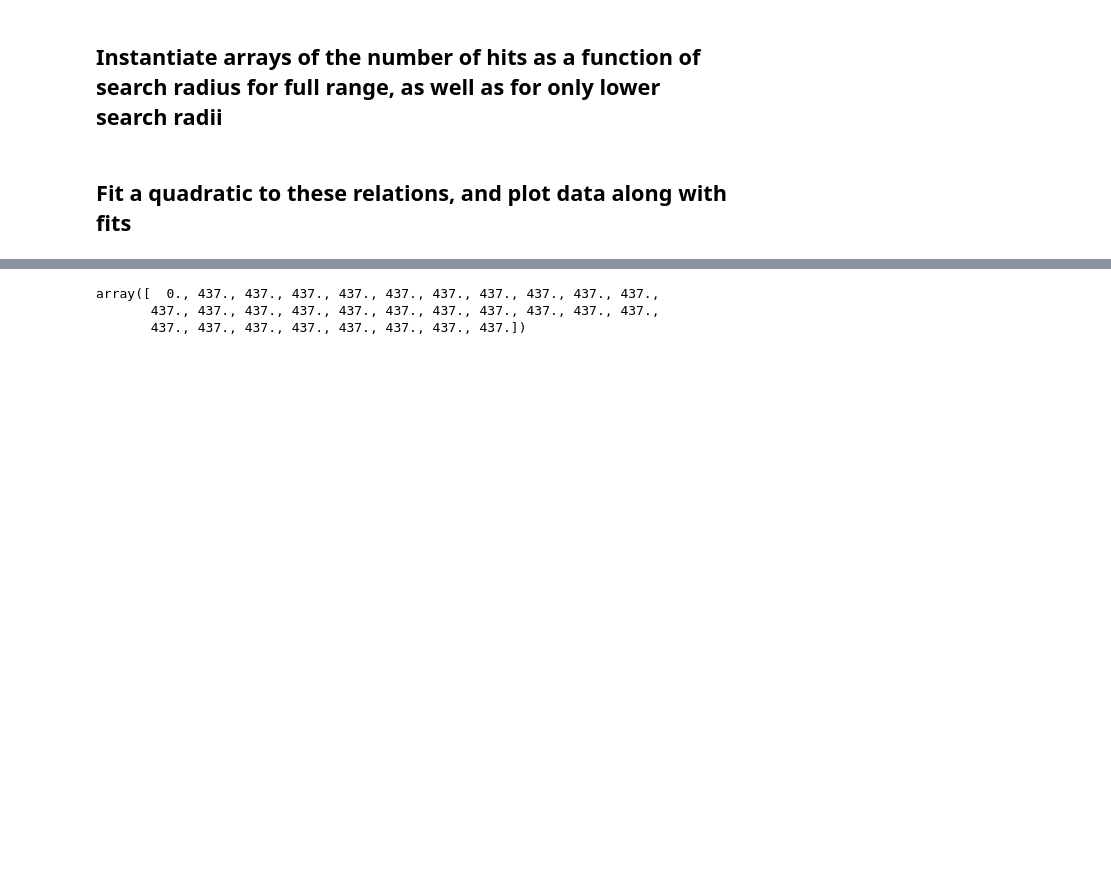
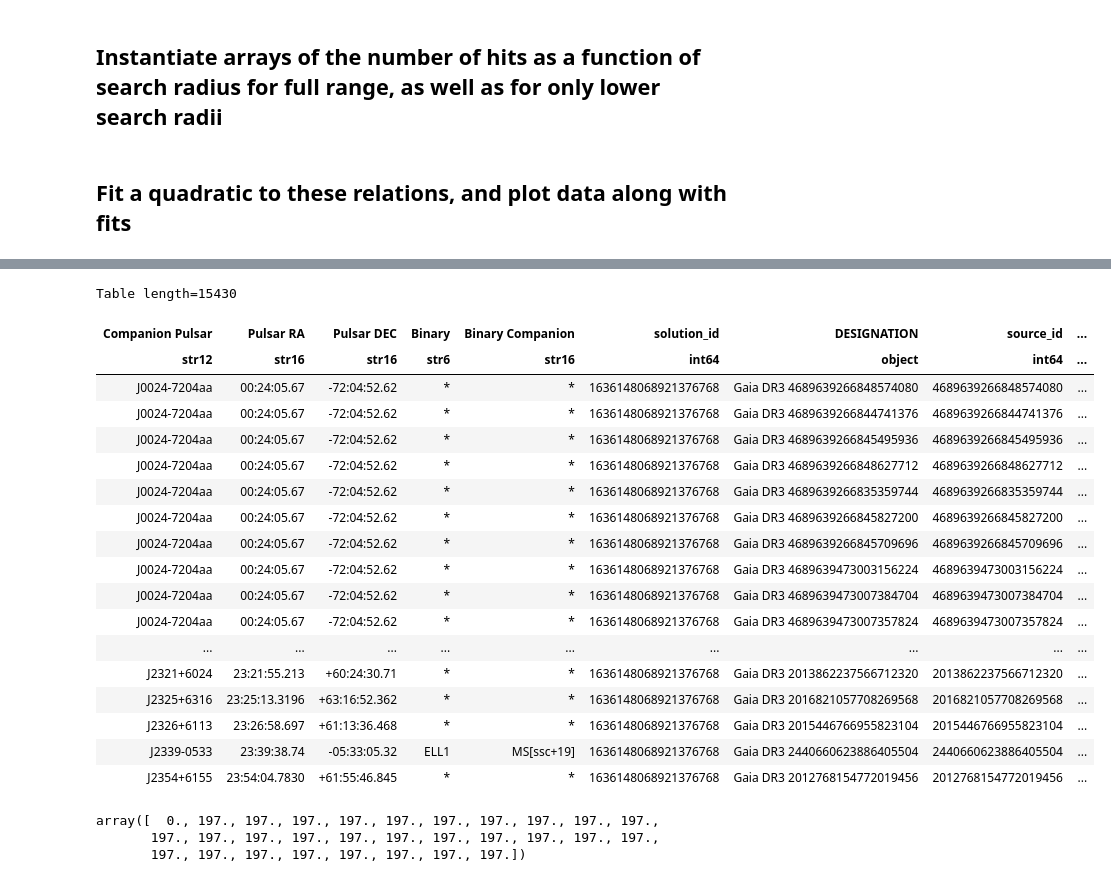
Before and after one commit to AnnikaDeutsch/Binary-Pulsar-Distances, a Jupyter notebook: Binary_Pulsar_Distances/translated_positions_check.ipynb, the cells around one changed output, grey strips where cells are left out. Saved outputs shown, nothing was run; the diff lists cells and outputs as text; code cells hidden in the pictures; blank space fills up the shorter version.

```diff
--- a/Binary_Pulsar_Distances/translated_positions_check.ipynb
+++ b/Binary_Pulsar_Distances/translated_positions_check.ipynb
@@ -443,3 +448,25 @@ fig.tight_layout()
+# %%
+table
+# %% [output]
+Table length=15430
+| Companion Pulsar | Pulsar RA | Pulsar DEC | Binary | Binary Companion | solution_id | DESIGNATION | source_id | ... |
+| str12 | str16 | str16 | str6 | str16 | int64 | object | int64 | ... |
+| J0024-7204aa | 00:24:05.67 | -72:04:52.62 | * | * | 1636148068921376768 | Gaia DR3 4689639266848574080 | 4689639266848574080 | ... |
+| J0024-7204aa | 00:24:05.67 | -72:04:52.62 | * | * | 1636148068921376768 | Gaia DR3 4689639266844741376 | 4689639266844741376 | ... |
+| J0024-7204aa | 00:24:05.67 | -72:04:52.62 | * | * | 1636148068921376768 | Gaia DR3 4689639266845495936 | 4689639266845495936 | ... |
+| J0024-7204aa | 00:24:05.67 | -72:04:52.62 | * | * | 1636148068921376768 | Gaia DR3 4689639266848627712 | 4689639266848627712 | ... |
+| J0024-7204aa | 00:24:05.67 | -72:04:52.62 | * | * | 1636148068921376768 | Gaia DR3 4689639266835359744 | 4689639266835359744 | ... |
+| J0024-7204aa | 00:24:05.67 | -72:04:52.62 | * | * | 1636148068921376768 | Gaia DR3 4689639266845827200 | 4689639266845827200 | ... |
+| J0024-7204aa | 00:24:05.67 | -72:04:52.62 | * | * | 1636148068921376768 | Gaia DR3 4689639266845709696 | 4689639266845709696 | ... |
+| J0024-7204aa | 00:24:05.67 | -72:04:52.62 | * | * | 1636148068921376768 | Gaia DR3 4689639473003156224 | 4689639473003156224 | ... |
+| J0024-7204aa | 00:24:05.67 | -72:04:52.62 | * | * | 1636148068921376768 | Gaia DR3 4689639473007384704 | 4689639473007384704 | ... |
+| J0024-7204aa | 00:24:05.67 | -72:04:52.62 | * | * | 1636148068921376768 | Gaia DR3 4689639473007357824 | 4689639473007357824 | ... |
+| ... | ... | ... | ... | ... | ... | ... | ... | ... |
+| J2321+6024 | 23:21:55.213 | +60:24:30.71 | * | * | 1636148068921376768 | Gaia DR3 2013862237566712320 | 2013862237566712320 | ... |
+| J2325+6316 | 23:25:13.3196 | +63:16:52.362 | * | * | 1636148068921376768 | Gaia DR3 2016821057708269568 | 2016821057708269568 | ... |
+| J2326+6113 | 23:26:58.697 | +61:13:36.468 | * | * | 1636148068921376768 | Gaia DR3 2015446766955823104 | 2015446766955823104 | ... |
+| J2339-0533 | 23:39:38.74 | -05:33:05.32 | ELL1 | MS[ssc+19] | 1636148068921376768 | Gaia DR3 2440660623886405504 | 2440660623886405504 | ... |
+| J2354+6155 | 23:54:04.7830 | +61:55:46.845 | * | * | 1636148068921376768 | Gaia DR3 2012768154772019456 | 2012768154772019456 | ... |
 # %%
 dist_to_one_psr = np.linspace(0,1,30)
 n_psr = np.zeros(len(dist_to_one_psr))
@@ -449,21 +476,21 @@ for i in range(len(dist_to_one_psr)):
     for j in range(len(source_seps)):
         if source_seps[j].value < dist_to_one_psr[i]:
             if first_one:
-                psrs.insert(0,table['Pulsar'][j])
+                psrs.insert(0,table['Companion Pulsar'][j])
                 first_one = False
             else:
                 add = True
                 for k in range(len(psrs)):
-                    if table['Pulsar'][j] == psrs[k]:
+                    if table['Companion Pulsar'][j] == psrs[k]:
                         add = False
                 if add:
-                    psrs.append(table['Pulsar'][j])
+                    psrs.append(table['Companion Pulsar'][j])
     n_psr[i] = len(psrs)
 n_psr
 # %% [output]
-array([  0., 437., 437., 437., 437., 437., 437., 437., 437., 437., 437.,
-       437., 437., 437., 437., 437., 437., 437., 437., 437., 437., 437.,
-       437., 437., 437., 437., 437., 437., 437., 437.])
+array([  0., 197., 197., 197., 197., 197., 197., 197., 197., 197., 197.,
+       197., 197., 197., 197., 197., 197., 197., 197., 197., 197., 197.,
+       197., 197., 197., 197., 197., 197., 197., 197.])
 # %%
 zoomed_hits_per_psr = np.array([   0.,   10.,   51.,   94.,  149.,  257.,  349.,  460.,  606.,
         823.,  986., 1198., 1409., 1618., 1830., 2110., 2432., 2714.,
```
Also changed, not shown: parts of 12 cells of this notebook, 11 other files.
